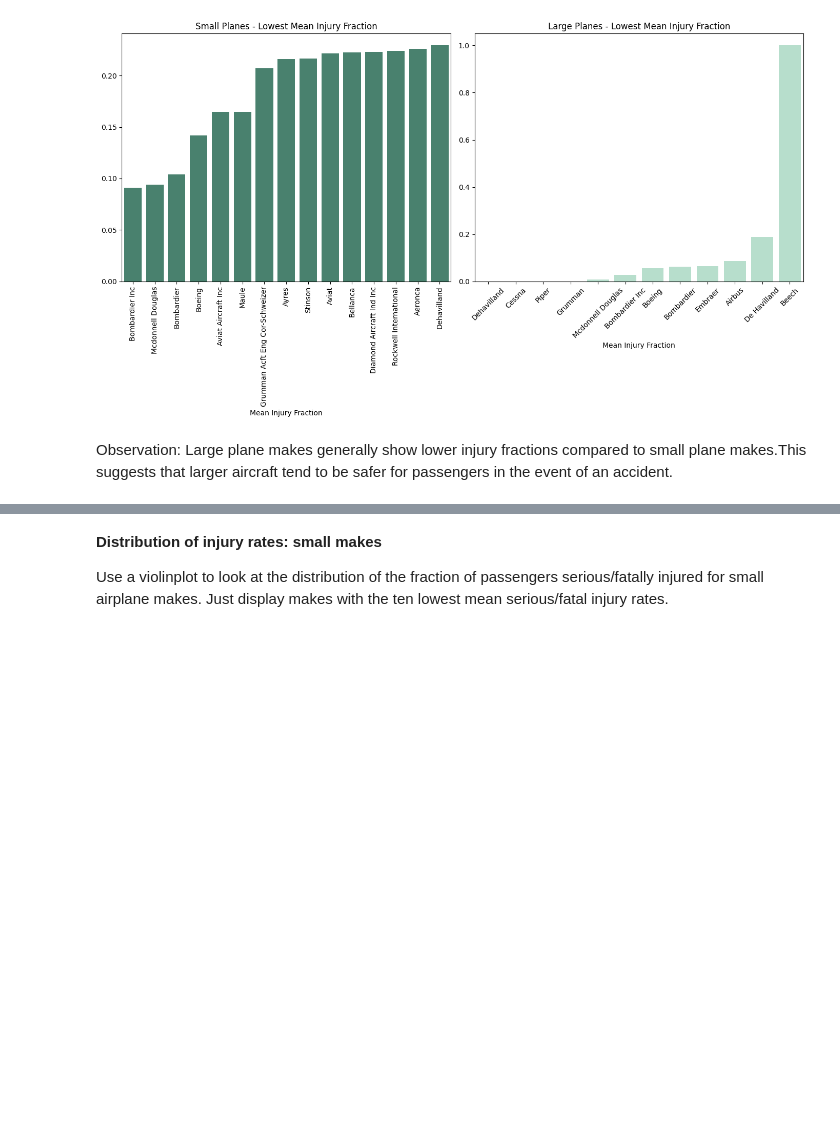
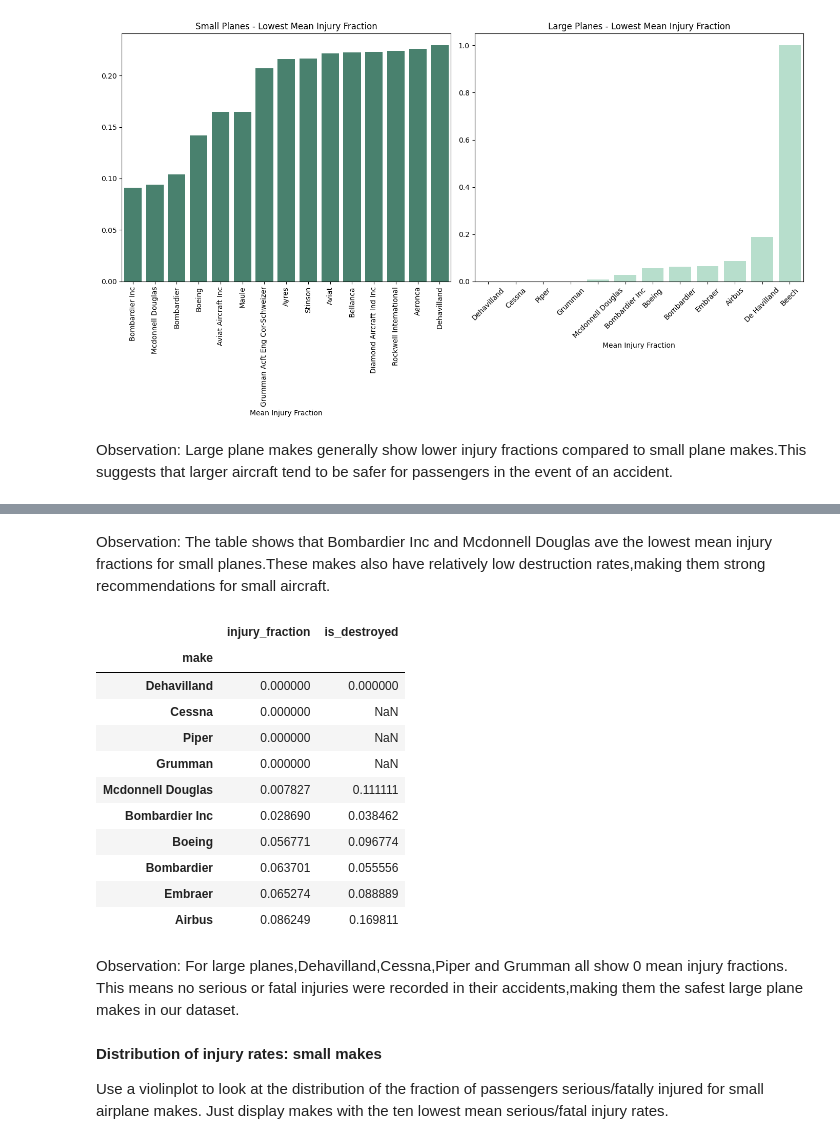
Before and after one commit to Fiona760/dsc-course0-m8-lab, a Jupyter notebook: Aviation_Accidents_Data_Analysis.ipynb, the cells around one changed output, grey strips where cells are left out. Cells and saved outputs as stored; diff of their text form; code cells hidden in the pictures; blank space fills up the shorter version.

```diff
--- a/Aviation_Accidents_Data_Analysis.ipynb
+++ b/Aviation_Accidents_Data_Analysis.ipynb
@@ -126,3 +142,23 @@ Observation: Large plane makes generally show lower injury fractions compared to
+# %% [markdown]
+Observation: The table shows that Bombardier Inc and Mcdonnell Douglas ave the lowest mean injury fractions for small planes.These makes also have relatively low destruction rates,making them strong recommendations for small aircraft.
+# %%
+# Summary statistics by make for large planes
+large_planes.groupby('make')[['injury_fraction', 'is_destroyed']].mean().sort_values('injury_fraction').head(10)
+# %% [output]
+|  | injury_fraction | is_destroyed |
+| make |  |  |
+| Dehavilland | 0.000000 | 0.000000 |
+| Cessna | 0.000000 | NaN |
+| Piper | 0.000000 | NaN |
+| Grumman | 0.000000 | NaN |
+| Mcdonnell Douglas | 0.007827 | 0.111111 |
+| Bombardier Inc | 0.028690 | 0.038462 |
+| Boeing | 0.056771 | 0.096774 |
+| Bombardier | 0.063701 | 0.055556 |
+| Embraer | 0.065274 | 0.088889 |
+| Airbus | 0.086249 | 0.169811 |
+# %% [markdown]
+Observation: For large planes,Dehavilland,Cessna,Piper and Grumman all show 0 mean injury fractions. This means no serious or fatal injuries were recorded in their accidents,making them the safest large plane makes in our dataset.
 # %% [markdown]
 **Distribution of injury rates: small makes**
 
```
Also changed, not shown: parts of 1 cell of this notebook.
